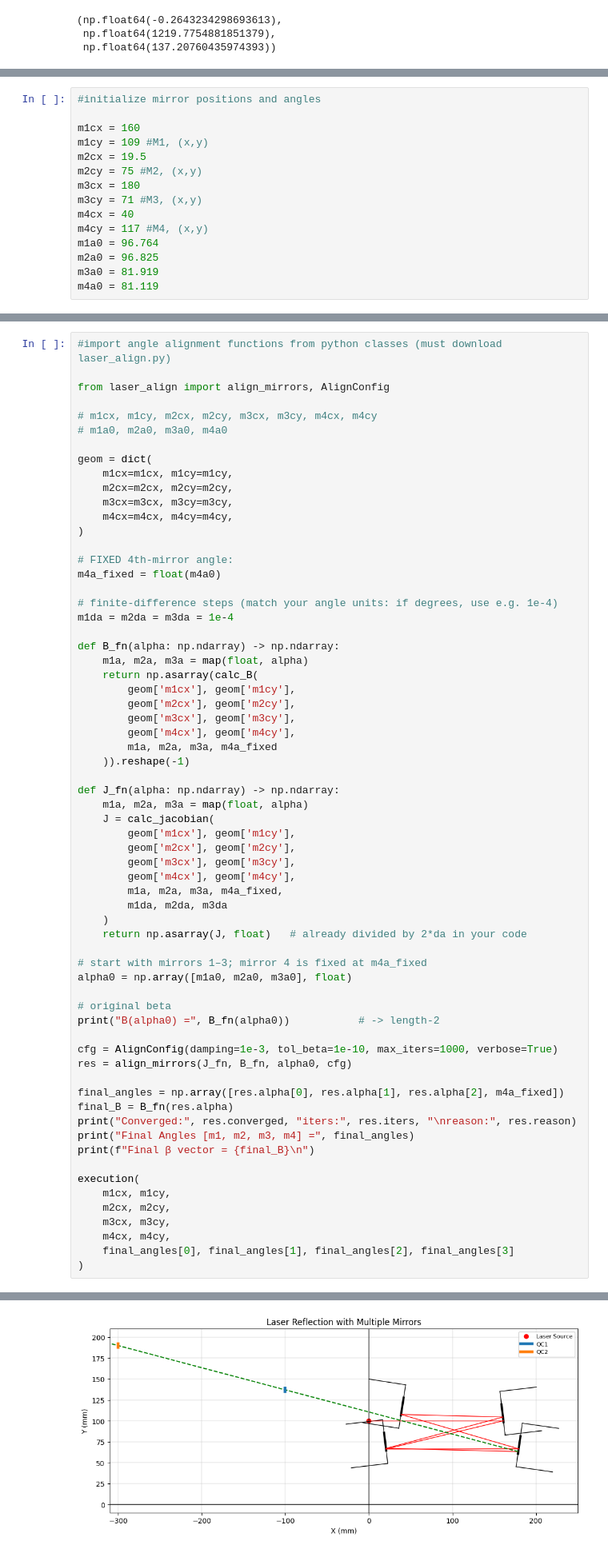
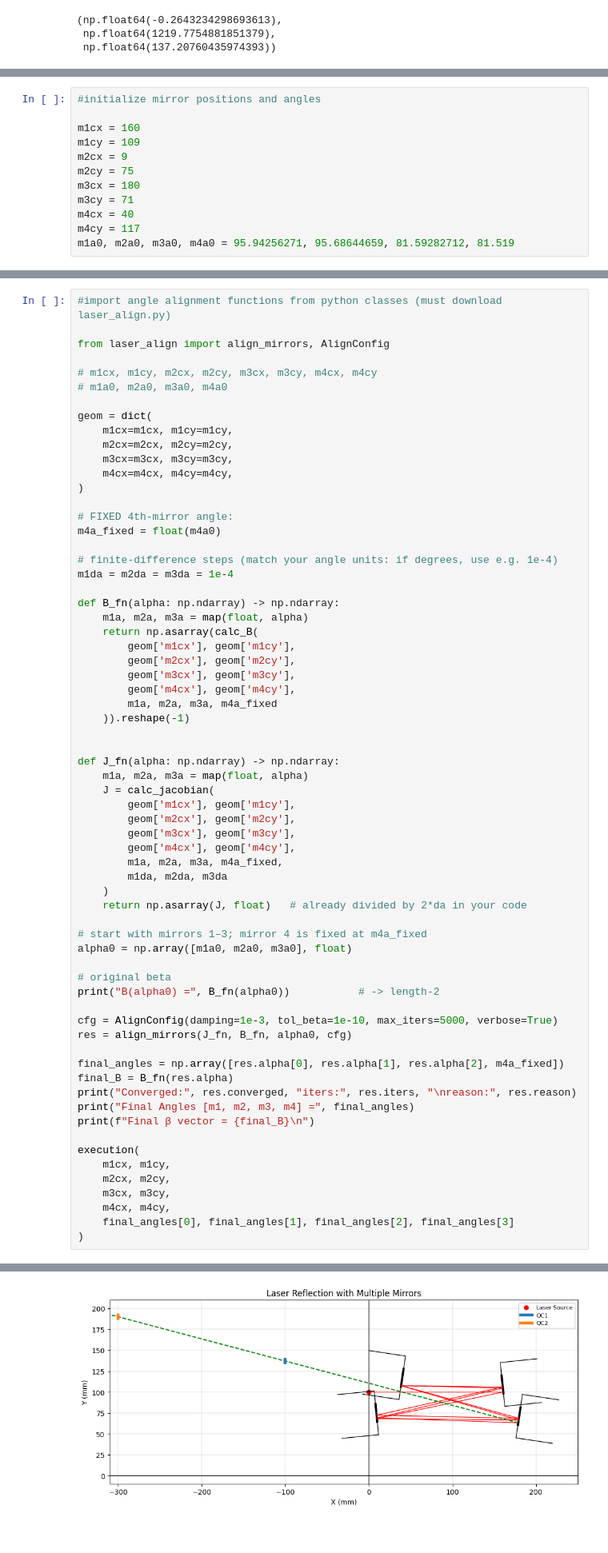
Before and after one commit to hallthomas3612/delay-line, a Jupyter notebook: delay_line_sim_with_aligner.ipynb, the cells around one changed output, grey strips where cells are left out. Shown: that part at 80% size. Cells and saved outputs as stored; diff of their text form.

```diff
--- a/delay_line_sim_with_aligner.ipynb
+++ b/delay_line_sim_with_aligner.ipynb
@@ -418,14 +418,11 @@ def calc_jacobian(m1cx, m1cy, m2cx, m2cy, m3cx, m3cy, m4cx, m4cy, m1a, m2a, m3a,
 #initialize mirror positions and angles
 
 m1cx = 160
-m1cy = 109 #M1, (x,y)
-m2cx = 19.5
-m2cy = 75 #M2, (x,y)
+m1cy = 109
+m2cx = 9
+m2cy = 75
 m3cx = 180
-m3cy = 71 #M3, (x,y)
+m3cy = 71
 m4cx = 40
-m4cy = 117 #M4, (x,y)
-m1a0 = 96.764
-m2a0 = 96.825
-m3a0 = 81.919
-m4a0 = 81.119
+m4cy = 117
+m1a0, m2a0, m3a0, m4a0 = 95.94256271, 95.68644659, 81.59282712, 81.519
@@ -460,6 +465,7 @@ def B_fn(alpha: np.ndarray) -> np.ndarray:
         m1a, m2a, m3a, m4a_fixed
     )).reshape(-1)
 
+
 def J_fn(alpha: np.ndarray) -> np.ndarray:
     m1a, m2a, m3a = map(float, alpha)
     J = calc_jacobian(
@@ -478,7 +484,7 @@ alpha0 = np.array([m1a0, m2a0, m3a0], float)
 # original beta
 print("B(alpha0) =", B_fn(alpha0))           # -> length-2
 
-cfg = AlignConfig(damping=1e-3, tol_beta=1e-10, max_iters=1000, verbose=True)
+cfg = AlignConfig(damping=1e-3, tol_beta=1e-10, max_iters=5000, verbose=True)
 res = align_mirrors(J_fn, B_fn, alpha0, cfg)
 
 final_angles = np.array([res.alpha[0], res.alpha[1], res.alpha[2], m4a_fixed])
@@ -508,2 +514,2 @@ Total Number of Reflection (N_R) =  7
-[figure, old version]
+[figure, new version]
 # %%
```
Also changed, not shown: parts of 12 cells of this notebook.
